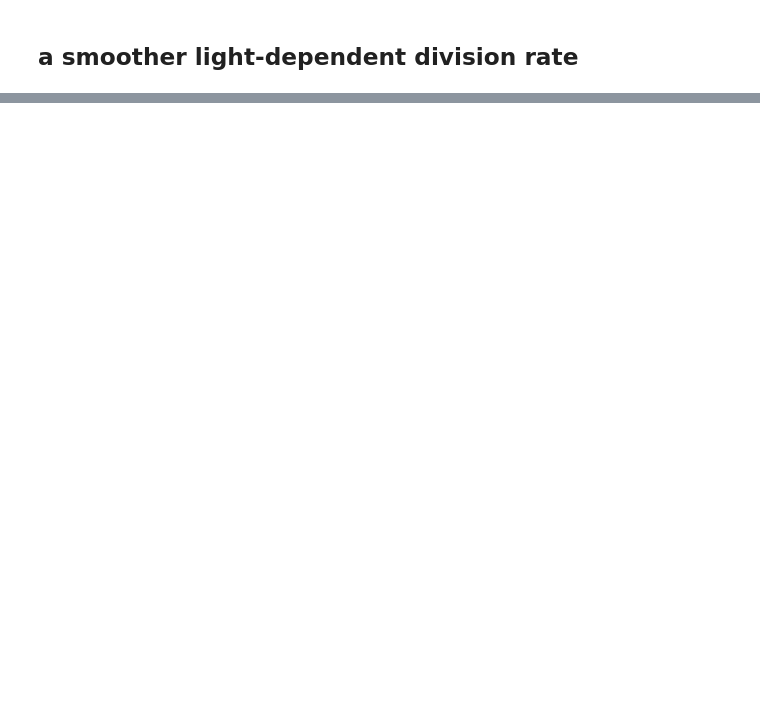
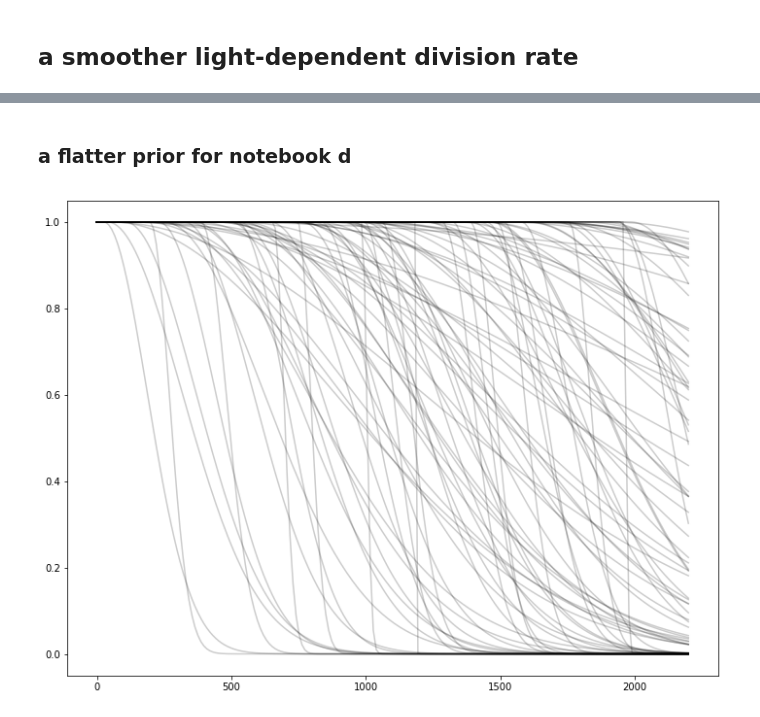
Before and after one commit to fribalet/Bayesian-matrixmodel, a Jupyter notebook: maxdiv.ipynb, the cells around one changed output, grey strips where cells are left out. Drawn from its saved outputs; the diff is of its cells as text; code cells hidden in the pictures; blank space fills up the shorter version.

```diff
--- a/maxdiv.ipynb
+++ b/maxdiv.ipynb
@@ -21,0 +22,10 @@ for isample in range(100):
+# %% [markdown]
+### a flatter prior for notebook d
+# %%
+fig, ax = plt.subplots(figsize=(12,9))
+for isample in range(100):
+    thresh = np.random.uniform(low=0.0, high=2000.0)
+    sigma = np.random.exponential(1000)
+    ax.plot(E, maxdiv(E, thresh, sigma), color='black', alpha=0.2)
+# %% [output]
+[figure, added]
```
Also changed, not shown: parts of 1 cell of this notebook, 1 other file.
